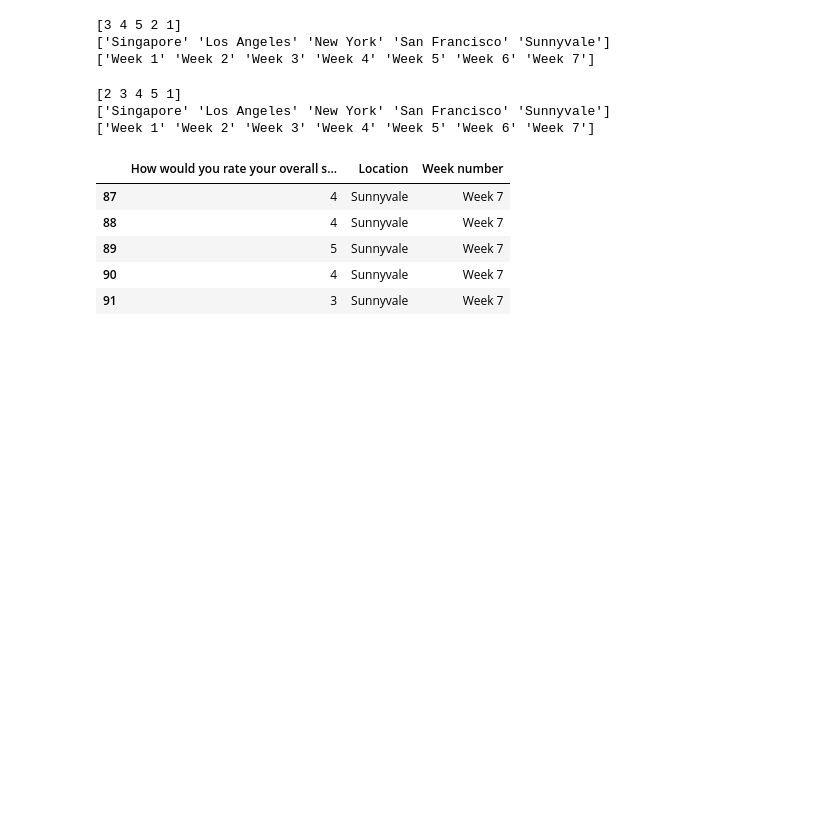
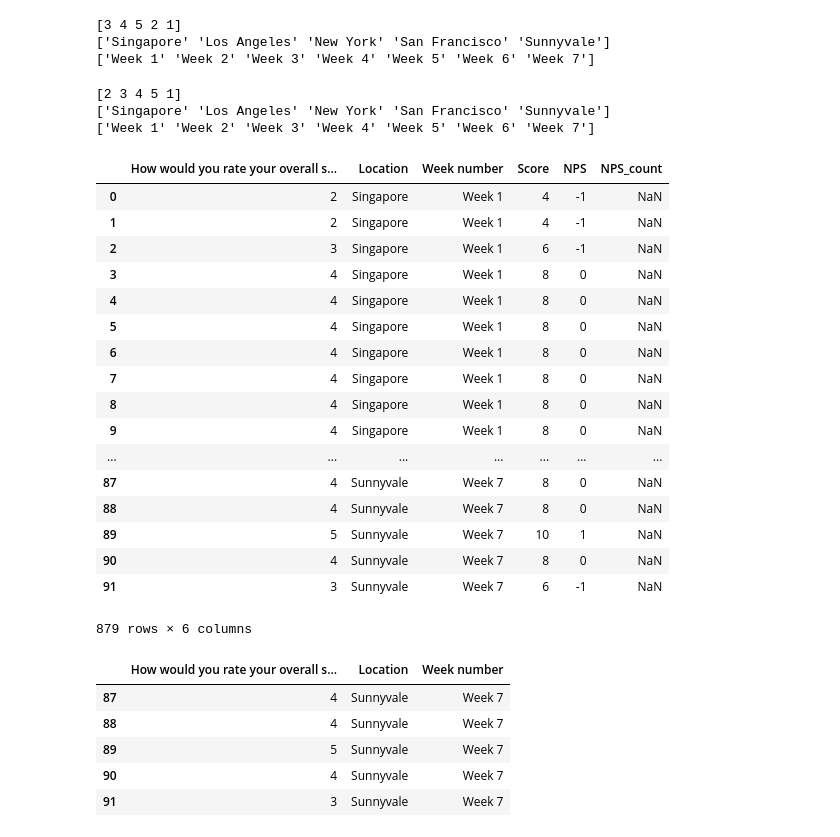
Before and after one commit to efitr/DS-1.1-Data-Analysis, a Jupyter notebook: Notebooks/Projects/NPS_2016_nps_results_and_graphs.ipynb, the cells around one changed output. Cells and saved outputs as stored; diff of their text form; code cells hidden in the pictures; blank space fills up the shorter version.

```diff
--- a/Notebooks/Projects/NPS_2016_nps_results_and_graphs.ipynb
+++ b/Notebooks/Projects/NPS_2016_nps_results_and_graphs.ipynb
@@ -197,6 +197,32 @@ SA_2016_ALL.drop(indexNames , inplace=True)
 # %%
 # SA_2016_ALL = SA_2016_ALL.to_numeric(C)
 SA_2016_ALL[C] = SA_2016_ALL[C].astype(int)
+# %%
+SA_2016_ALL['Score'] = SA_2016_ALL['How would you rate your overall satisfaction with the Summer Academy this week?'] + SA_2016_ALL['How would you rate your overall satisfaction with the Summer Academy this week?']
+SA_2016_ALL['NPS'] = SA_2016_ALL["Score"].map({6: -1, 5: -1, 4: -1, 3: -1, 2: -1, 1: -1, 7: 0, 8: 0, 9: 1, 10:1})
+# %%
+SA_2016_ALL['NPS_count'] = SA_2016_ALL[(SA_2016_ALL["NPS"] == 1.0)].count() - SA_2016_ALL[(SA_2016_ALL["NPS"] == -1.0)].count() / SA_2016_ALL.count()
+# %%
+SA_2016_ALL
+# %% [output]
+|  | How would you rate your overall s... | Location | Week number | Score | NPS | NPS_count |
+| 0 | 2 | Singapore | Week 1 | 4 | -1 | NaN |
+| 1 | 2 | Singapore | Week 1 | 4 | -1 | NaN |
+| 2 | 3 | Singapore | Week 1 | 6 | -1 | NaN |
+| 3 | 4 | Singapore | Week 1 | 8 | 0 | NaN |
+| 4 | 4 | Singapore | Week 1 | 8 | 0 | NaN |
+| 5 | 4 | Singapore | Week 1 | 8 | 0 | NaN |
+| 6 | 4 | Singapore | Week 1 | 8 | 0 | NaN |
+| 7 | 4 | Singapore | Week 1 | 8 | 0 | NaN |
+| 8 | 4 | Singapore | Week 1 | 8 | 0 | NaN |
+| 9 | 4 | Singapore | Week 1 | 8 | 0 | NaN |
+| ... | ... | ... | ... | ... | ... | ... |
+| 87 | 4 | Sunnyvale | Week 7 | 8 | 0 | NaN |
+| 88 | 4 | Sunnyvale | Week 7 | 8 | 0 | NaN |
+| 89 | 5 | Sunnyvale | Week 7 | 10 | 1 | NaN |
+| 90 | 4 | Sunnyvale | Week 7 | 8 | 0 | NaN |
+| 91 | 3 | Sunnyvale | Week 7 | 6 | -1 | NaN |
+879 rows × 6 columns
 # %%
 SA_2016_ALL.tail()
 # %% [output]
```
Also changed, not shown: parts of 16 cells of this notebook.
